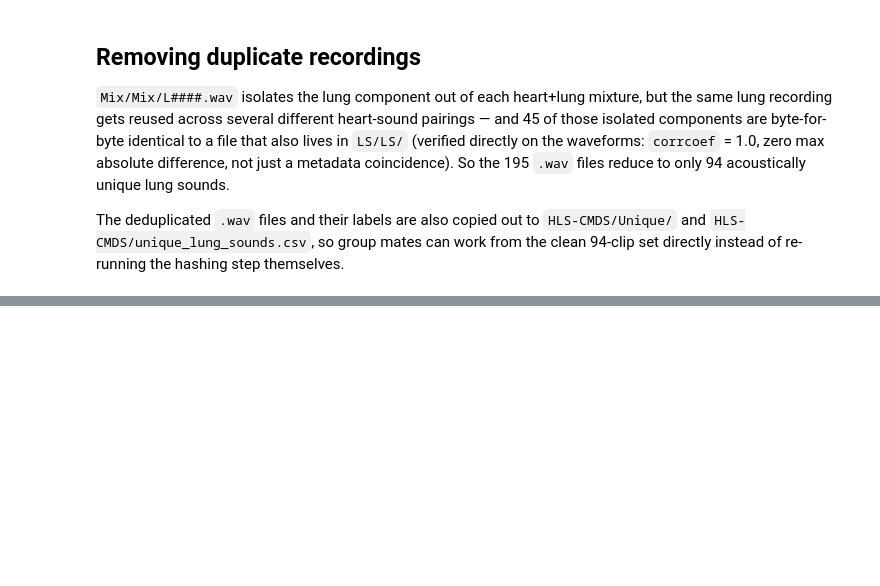
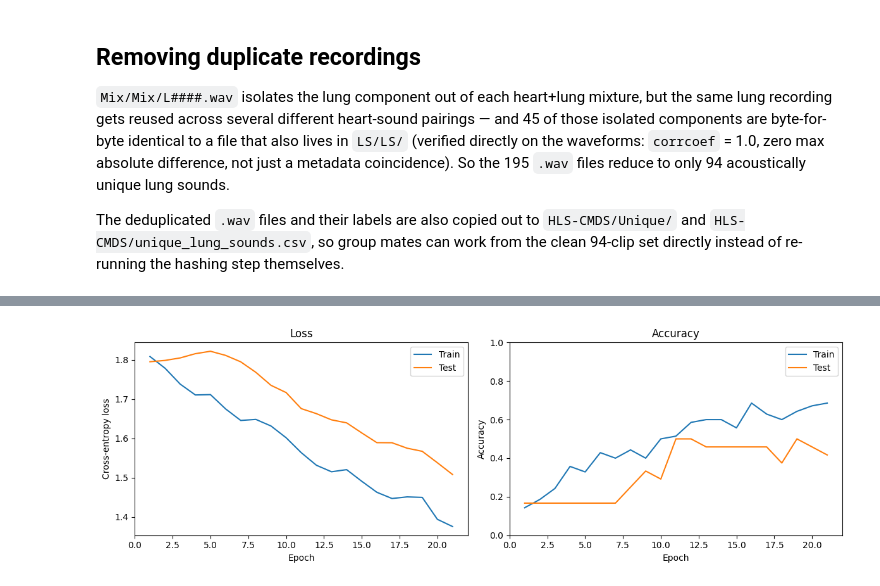
Before and after one commit to AnthonyCarrollJr/ML_Project2, a Jupyter notebook: main.ipynb, the cells around one changed output, grey strips where cells are left out. Saved outputs shown, nothing was run; the diff lists cells and outputs as text; code cells hidden in the pictures; blank space fills up the shorter version.

```diff
--- a/main.ipynb
+++ b/main.ipynb
@@ -98,0 +79,8 @@ feature shape: (128,)
+# %%
+class LungSounds(Dataset):
+    def __init__(self, recs):
+        self.recs = recs
+    def __len__(self): return len(self.recs)
+    def __getitem__(self, i):
+        path, label = self.recs[i]
+        return torch.from_numpy(to_melspec(path)).unsqueeze(0), label
@@ -211,0 +168,14 @@ Average cross-validated accuracy: 0.884 ± 0.051
+# %%
+labels = [label for _, label in recs]
+train_recs, test_recs = train_test_split(
+    recs,
+    test_size=0.25,
+    random_state=RANDOM_STATE,
+    stratify=labels,
+)
+
+train_loader = DataLoader(LungSounds(train_recs), batch_size=16, shuffle=True)
+test_loader = DataLoader(LungSounds(test_recs), batch_size=32, shuffle=False)
+
+print(f"train samples: {len(train_recs)}")
+print(f"test samples:  {len(test_recs)}")
@@ -211,0 +295,23 @@ Average cross-validated accuracy: 0.884 ± 0.051
+# %%
+history_df = pd.DataFrame(history)
+
+fig, axes = plt.subplots(1, 2, figsize=(12, 4))
+axes[0].plot(history_df["epoch"], history_df["train_loss"], label="Train")
+axes[0].plot(history_df["epoch"], history_df["test_loss"], label="Test")
+axes[0].set_title("Loss")
+axes[0].set_xlabel("Epoch")
+axes[0].set_ylabel("Cross-entropy loss")
+axes[0].legend()
+
+axes[1].plot(history_df["epoch"], history_df["train_acc"], label="Train")
+axes[1].plot(history_df["epoch"], history_df["test_acc"], label="Test")
+axes[1].set_title("Accuracy")
+axes[1].set_xlabel("Epoch")
+axes[1].set_ylabel("Accuracy")
+axes[1].set_ylim(0, 1)
+axes[1].legend()
+
+plt.tight_layout()
+plt.show()
+# %% [output]
+[figure, added]
```
Also changed, not shown: parts of 25 cells of this notebook, 1 other file.
